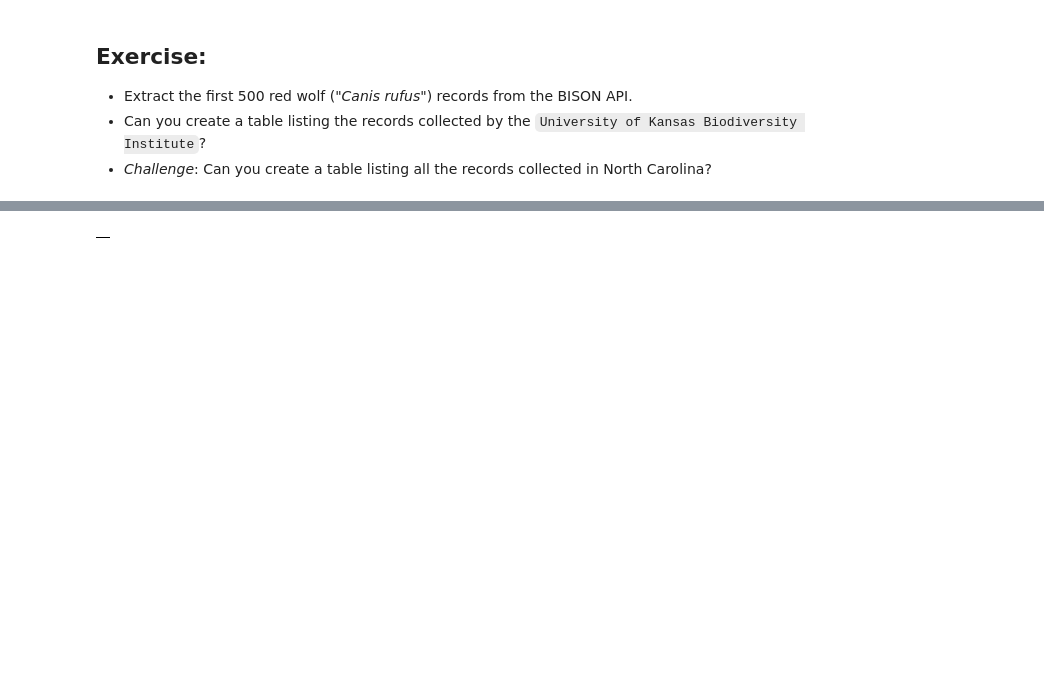
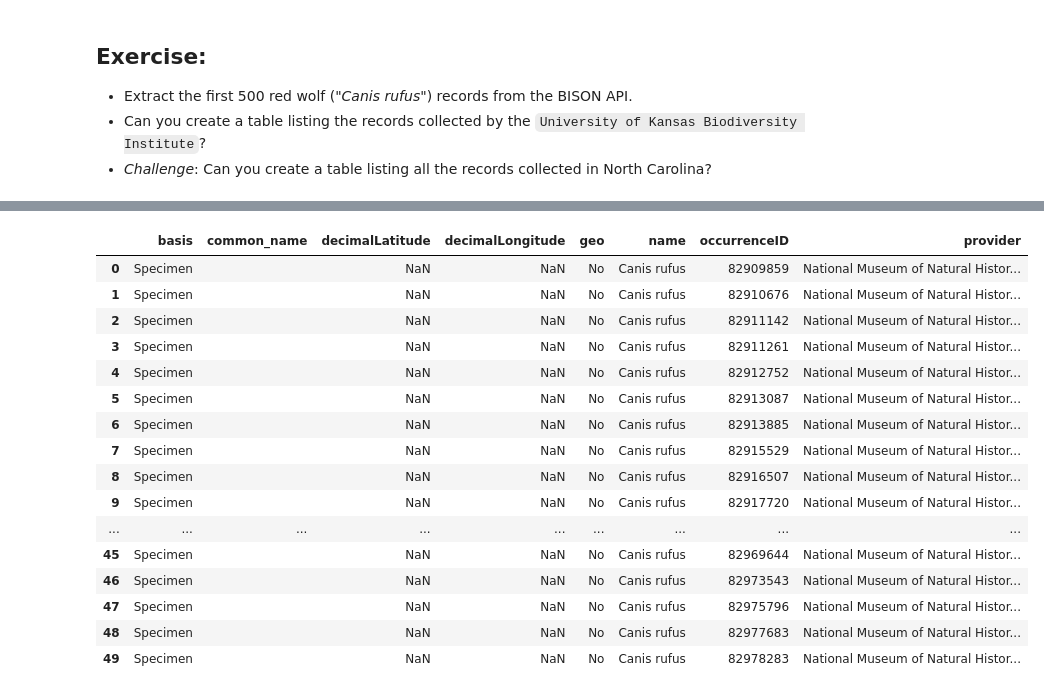
Before and after one commit to ectucker/UsingAPIs, a Jupyter notebook: 2a-Exploring-the-BISON-API.ipynb, the cells around one changed output, grey strips where cells are left out. Cells and saved outputs as stored; diff of their text form; code cells hidden in the pictures; blank space fills up the shorter version.

```diff
--- a/2a-Exploring-the-BISON-API.ipynb
+++ b/2a-Exploring-the-BISON-API.ipynb
@@ -211,32 +247,41 @@ df.query("provider == 'Denver Museum of Nature & Science'")
 # %%
 #First, import the wonderful requests module
 import requests
+
+
 # Construct the service URL as two components: the service URL and the request parameters
 url = 'http://bison.usgs.gov/api/search.json'
-params = {'species':'Canus rufus',
+params = {'species':'Canis rufus',
           'type':'scientific_name',
           'start':'0',
-          'count':'500'
+          'count':'1000',
+          'state': 'North Carolina'
          }
+
 #Send the request to the server and store the response as a variable
 response = requests.get(url,params)
+
+#View the reponse in text format
 response.text
-#Import the module
-import json
-
-#Convert the response
-data = json.loads(response.text)
-type(data)
-
-data=response.json()
-type(data)
 
 import pandas as pd
 df = pd.DataFrame(data['data'])
-df.head()
-
-#import pandas as pd
-#df = pd.DataFrame(data['data'])
-#df.head()
+df.head(50)
 # %% [output]
-|  |
+|  | basis | common_name | decimalLatitude | decimalLongitude | geo | name | occurrenceID | provider |
+| 0 | Specimen |  | NaN | NaN | No | Canis rufus | 82909859 | National Museum of Natural Histor... |
+| 1 | Specimen |  | NaN | NaN | No | Canis rufus | 82910676 | National Museum of Natural Histor... |
+| 2 | Specimen |  | NaN | NaN | No | Canis rufus | 82911142 | National Museum of Natural Histor... |
+| 3 | Specimen |  | NaN | NaN | No | Canis rufus | 82911261 | National Museum of Natural Histor... |
+| 4 | Specimen |  | NaN | NaN | No | Canis rufus | 82912752 | National Museum of Natural Histor... |
+| 5 | Specimen |  | NaN | NaN | No | Canis rufus | 82913087 | National Museum of Natural Histor... |
+| 6 | Specimen |  | NaN | NaN | No | Canis rufus | 82913885 | National Museum of Natural Histor... |
+| 7 | Specimen |  | NaN | NaN | No | Canis rufus | 82915529 | National Museum of Natural Histor... |
+| 8 | Specimen |  | NaN | NaN | No | Canis rufus | 82916507 | National Museum of Natural Histor... |
+| 9 | Specimen |  | NaN | NaN | No | Canis rufus | 82917720 | National Museum of Natural Histor... |
+| ... | ... | ... | ... | ... | ... | ... | ... | ... |
+| 45 | Specimen |  | NaN | NaN | No | Canis rufus | 82969644 | National Museum of Natural Histor... |
+| 46 | Specimen |  | NaN | NaN | No | Canis rufus | 82973543 | National Museum of Natural Histor... |
+| 47 | Specimen |  | NaN | NaN | No | Canis rufus | 82975796 | National Museum of Natural Histor... |
+| 48 | Specimen |  | NaN | NaN | No | Canis rufus | 82977683 | National Museum of Natural Histor... |
+| 49 | Specimen |  | NaN | NaN | No | Canis rufus | 82978283 | National Museum of Natural Histor... |
```
Also changed, not shown: parts of 2 cells of this notebook.
